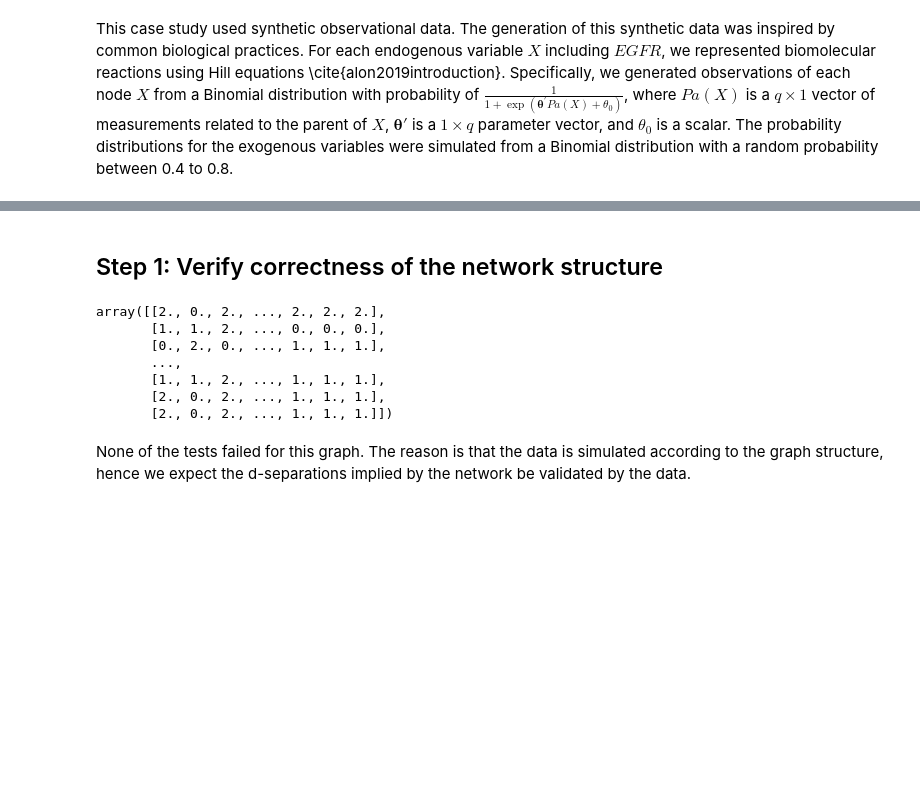
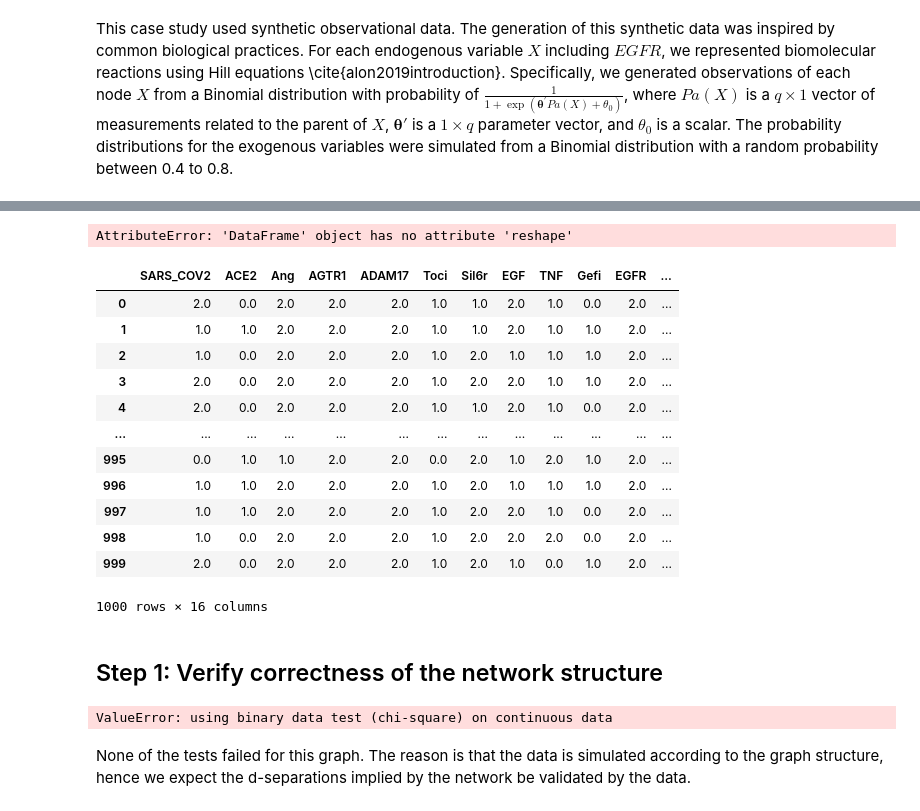
Before and after one commit to y0-causal-inference/eliater, a Jupyter notebook: notebooks/Case_study2_The_Sars_cov2_model.ipynb, the cells around one changed output, grey strips where cells are left out. Saved outputs shown, nothing was run; the diff lists cells and outputs as text; code cells hidden in the pictures; blank space fills up the shorter version.

Commit message:
discretized sars data

```diff
--- a/notebooks/Case_study2_The_Sars_cov2_model.ipynb
+++ b/notebooks/Case_study2_The_Sars_cov2_model.ipynb
@@ -59,17 +59,37 @@ data.head()
+# %%
+from sklearn.preprocessing import KBinsDiscretizer
+# discretization transform the raw data
+kbins = KBinsDiscretizer(n_bins=3, encode='ordinal', strategy='uniform')
+data_trans = kbins.fit_transform(data)
+# %% [output]
+AttributeError: 'DataFrame' object has no attribute 'reshape'
+# %%
+import pandas as pd
+data_trans = pd.DataFrame(data_trans, columns = data.columns)
+# %%
+data_trans
+# %% [output]
+|  | SARS_COV2 | ACE2 | Ang | AGTR1 | ADAM17 | Toci | Sil6r | EGF | TNF | Gefi | EGFR | ... |
+| 0 | 2.0 | 0.0 | 2.0 | 2.0 | 2.0 | 1.0 | 1.0 | 2.0 | 1.0 | 0.0 | 2.0 | ... |
+| 1 | 1.0 | 1.0 | 2.0 | 2.0 | 2.0 | 1.0 | 1.0 | 2.0 | 1.0 | 1.0 | 2.0 | ... |
+| 2 | 1.0 | 0.0 | 2.0 | 2.0 | 2.0 | 1.0 | 2.0 | 1.0 | 1.0 | 1.0 | 2.0 | ... |
+| 3 | 2.0 | 0.0 | 2.0 | 2.0 | 2.0 | 1.0 | 2.0 | 2.0 | 1.0 | 1.0 | 2.0 | ... |
+| 4 | 2.0 | 0.0 | 2.0 | 2.0 | 2.0 | 1.0 | 1.0 | 2.0 | 1.0 | 0.0 | 2.0 | ... |
+| ... | ... | ... | ... | ... | ... | ... | ... | ... | ... | ... | ... | ... |
+| 995 | 0.0 | 1.0 | 1.0 | 2.0 | 2.0 | 0.0 | 2.0 | 1.0 | 2.0 | 1.0 | 2.0 | ... |
+| 996 | 1.0 | 1.0 | 2.0 | 2.0 | 2.0 | 1.0 | 2.0 | 1.0 | 1.0 | 1.0 | 2.0 | ... |
+| 997 | 1.0 | 1.0 | 2.0 | 2.0 | 2.0 | 1.0 | 2.0 | 2.0 | 1.0 | 0.0 | 2.0 | ... |
+| 998 | 1.0 | 0.0 | 2.0 | 2.0 | 2.0 | 1.0 | 2.0 | 2.0 | 2.0 | 0.0 | 2.0 | ... |
+| 999 | 2.0 | 0.0 | 2.0 | 2.0 | 2.0 | 1.0 | 2.0 | 1.0 | 0.0 | 1.0 | 2.0 | ... |
+1000 rows × 16 columns
 # %% [markdown]
 ## Step 1: Verify correctness of the network structure
 # %%
 print_graph_falsifications(
-    graph=graph, data=data, method="chi-square", verbose=True, significance_level=0.01
+    graph=graph, data=data_trans, method="chi-square", verbose=True, significance_level=0.01
 )
 # %% [output]
-array([[2., 0., 2., ..., 2., 2., 2.],
-       [1., 1., 2., ..., 0., 0., 0.],
-       [0., 2., 0., ..., 1., 1., 1.],
-       ...,
-       [1., 1., 2., ..., 1., 1., 1.],
-       [2., 0., 2., ..., 1., 1., 1.],
-       [2., 0., 2., ..., 1., 1., 1.]])
+ValueError: using binary data test (chi-square) on continuous data
 # %% [markdown]
 None of the tests failed for this graph. The reason is that the data is simulated according to the graph structure, hence we expect the d-separations implied by the network be validated by the data.
 # %% [markdown]
```
Also changed, not shown: parts of 2 cells of this notebook, 1 other file.
